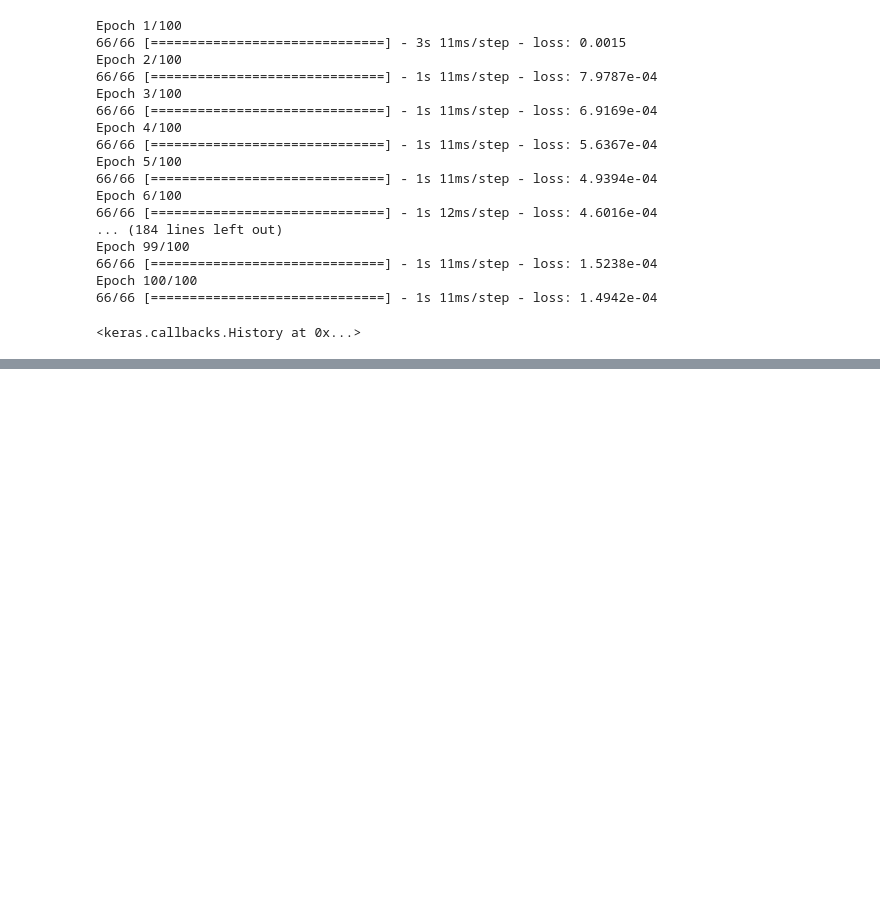
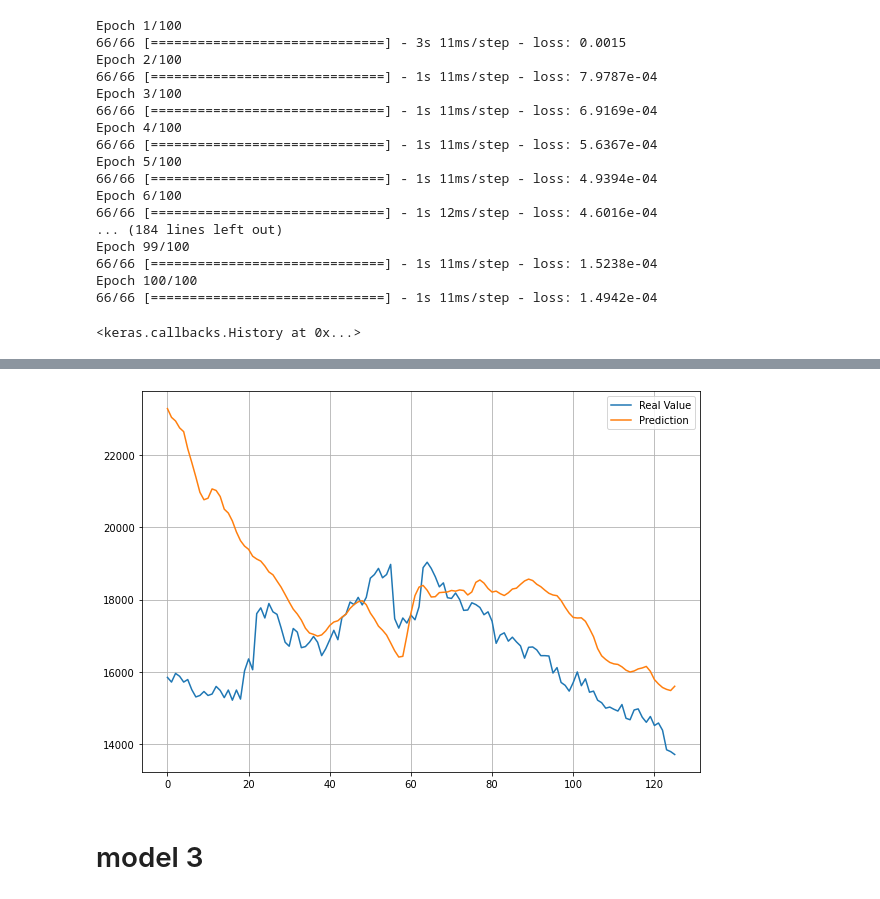
Before and after one commit to isoori/uniqlu, a Jupyter notebook: Untitled.ipynb, the cells around one changed output, grey strips where cells are left out. Cells and saved outputs as stored; diff of their text form; code cells hidden in the pictures; blank space fills up the shorter version.

```diff
--- a/Untitled.ipynb
+++ b/Untitled.ipynb
@@ -160,0 +180,9 @@ Epoch 100/100
+# %%
+model2 = Sequential()
+model2.add(LSTM(32,activation='tanh',input_shape=(X_train.shape[1],5),return_sequences=True))
+model2.add(LSTM(16,activation='tanh',return_sequences=False))
+model2.add(Dense(10))
+model2.add(Dense(1))
+model2.compile(optimizer='adam',loss='mse')
+# %%
+model2.fit(X_train,y_train,batch_size=32,epochs=120)
@@ -160,0 +208,2 @@ Epoch 100/100
+# %%
+prediction2 = model2.predict(X_VAL)
@@ -160,0 +212,13 @@ Epoch 100/100
+# %%
+nprediction2 = st.inverse_transform(prediction2)
+# %%
+plt.figure(figsize=(10,7))
+plt.plot(ntval,label = 'Real Value')
+plt.plot(nprediction2, label='Prediction')
+plt.legend()
+plt.grid()
+plt.show()
+# %% [output]
+[figure, added]
+# %% [markdown]
+# model 3
```
Also changed, not shown: parts of 28 cells of this notebook.
